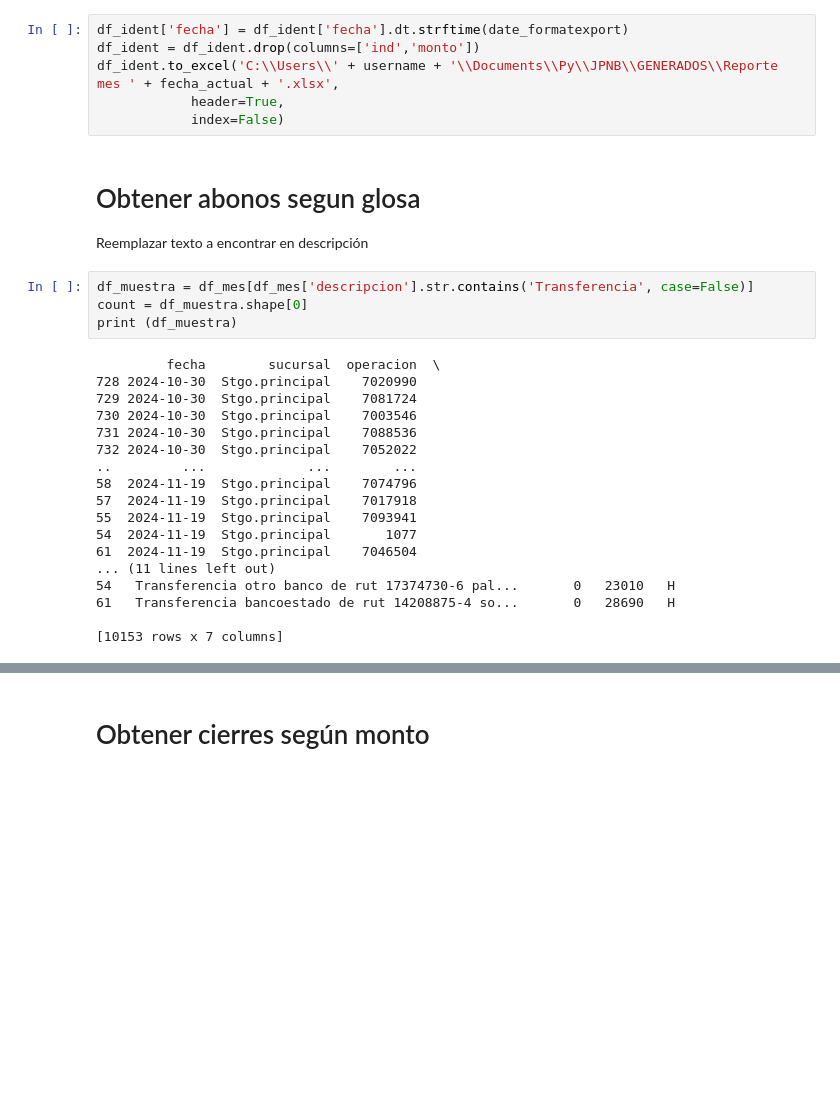
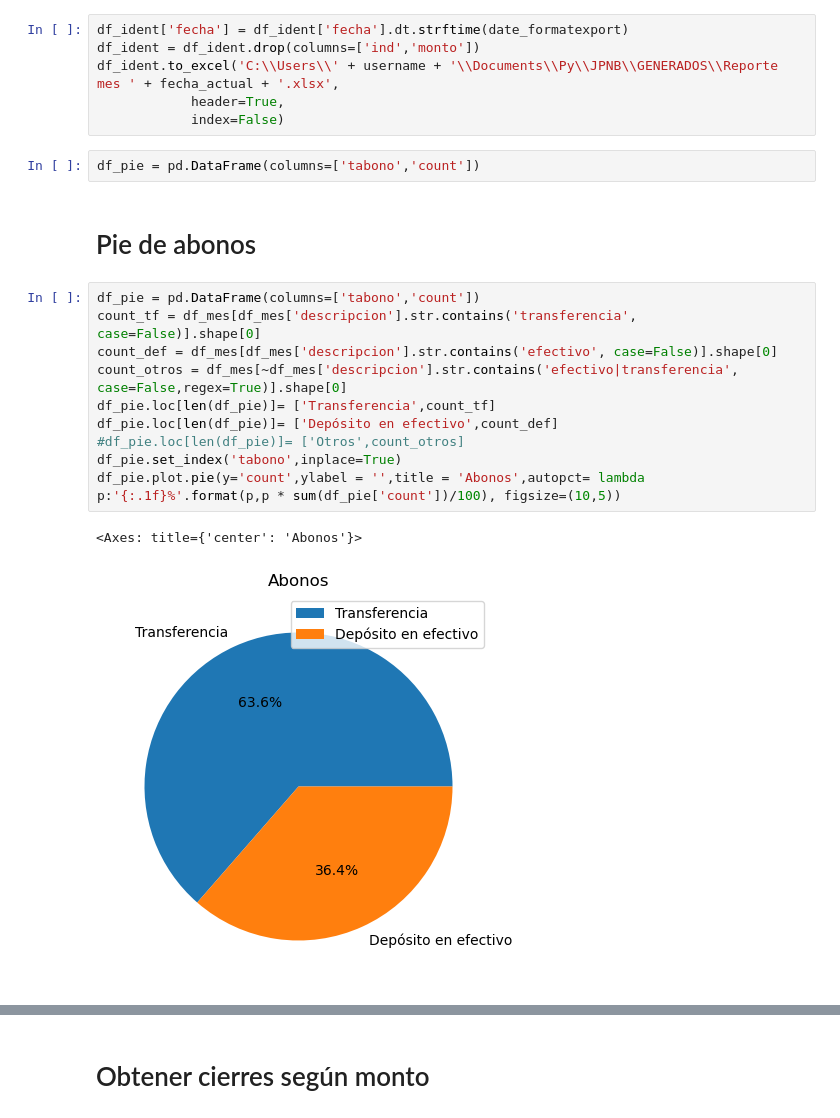
Before and after one commit to Nachholiva/analistaopsjpnb, a Jupyter notebook: ReporteAbonos.ipynb, the cells around one changed output, grey strips where cells are left out. Drawn from its saved outputs; the diff is of its cells as text; blank space fills up the shorter version.

```diff
--- a/ReporteAbonos.ipynb
+++ b/ReporteAbonos.ipynb
@@ -71,29 +74,20 @@ df_ident = df_ident.drop(columns=['ind','monto'])
 df_ident.to_excel('C:\\Users\\' + username + '\\Documents\\Py\\JPNB\\GENERADOS\\Reporte mes ' + fecha_actual + '.xlsx',
             header=True,
             index=False)
+# %%
+df_pie = pd.DataFrame(columns=['tabono','count'])
 # %% [markdown]
-# Obtener abonos segun glosa
-
-Reemplazar texto a encontrar en descripción
+# Pie de abonos
 # %%
-df_muestra = df_mes[df_mes['descripcion'].str.contains('Transferencia', case=False)]
-count = df_muestra.shape[0]
-print (df_muestra)
+df_pie = pd.DataFrame(columns=['tabono','count'])
+count_tf = df_mes[df_mes['descripcion'].str.contains('transferencia', case=False)].shape[0]
+count_def = df_mes[df_mes['descripcion'].str.contains('efectivo', case=False)].shape[0]
+count_otros = df_mes[~df_mes['descripcion'].str.contains('efectivo|transferencia', case=False,regex=True)].shape[0]
+df_pie.loc[len(df_pie)]= ['Transferencia',count_tf]
+df_pie.loc[len(df_pie)]= ['Depósito en efectivo',count_def]
+#df_pie.loc[len(df_pie)]= ['Otros',count_otros]
+df_pie.set_index('tabono',inplace=True)
+df_pie.plot.pie(y='count',ylabel = '',title = 'Abonos',autopct= lambda p:'{:.1f}%'.format(p,p * sum(df_pie['count'])/100), figsize=(10,5))
 # %% [output]
-         fecha        sucursal  operacion  \
-728 2024-10-30  Stgo.principal    7020990
-729 2024-10-30  Stgo.principal    7081724
-730 2024-10-30  Stgo.principal    7003546
-731 2024-10-30  Stgo.principal    7088536
-732 2024-10-30  Stgo.principal    7052022
-..         ...             ...        ...
-58  2024-11-19  Stgo.principal    7074796
-57  2024-11-19  Stgo.principal    7017918
-55  2024-11-19  Stgo.principal    7093941
-54  2024-11-19  Stgo.principal       1077
-61  2024-11-19  Stgo.principal    7046504
-... (11 lines left out)
-54   Transferencia otro banco de rut 17374730-6 pal...       0   23010   H
-61   Transferencia bancoestado de rut 14208875-4 so...       0   28690   H
-
-[10153 rows x 7 columns]
+<Axes: title={'center': 'Abonos'}>
+[figure, added]
```
Also changed, not shown: parts of 8 cells of this notebook, 12 other files.
